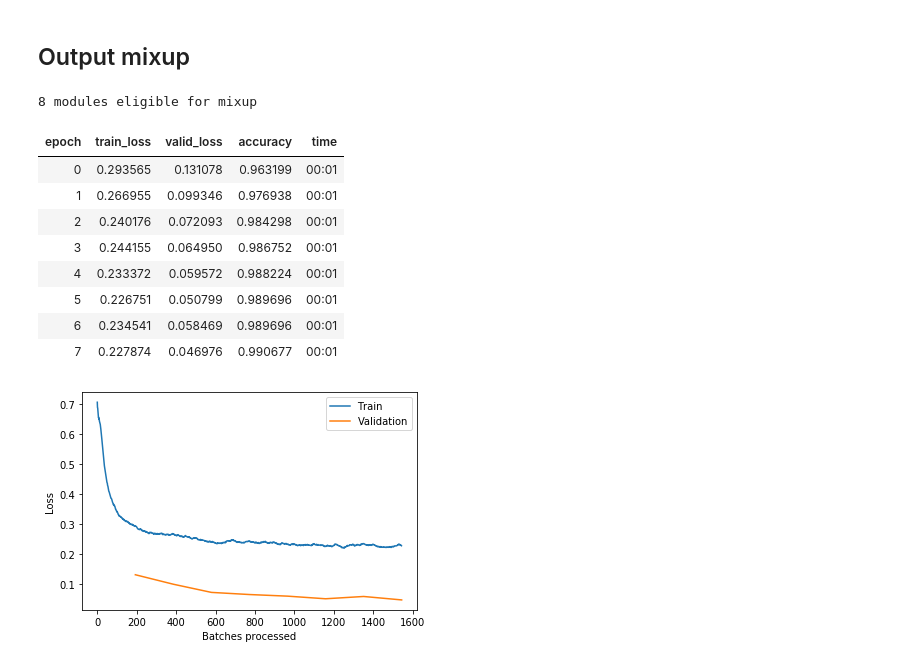
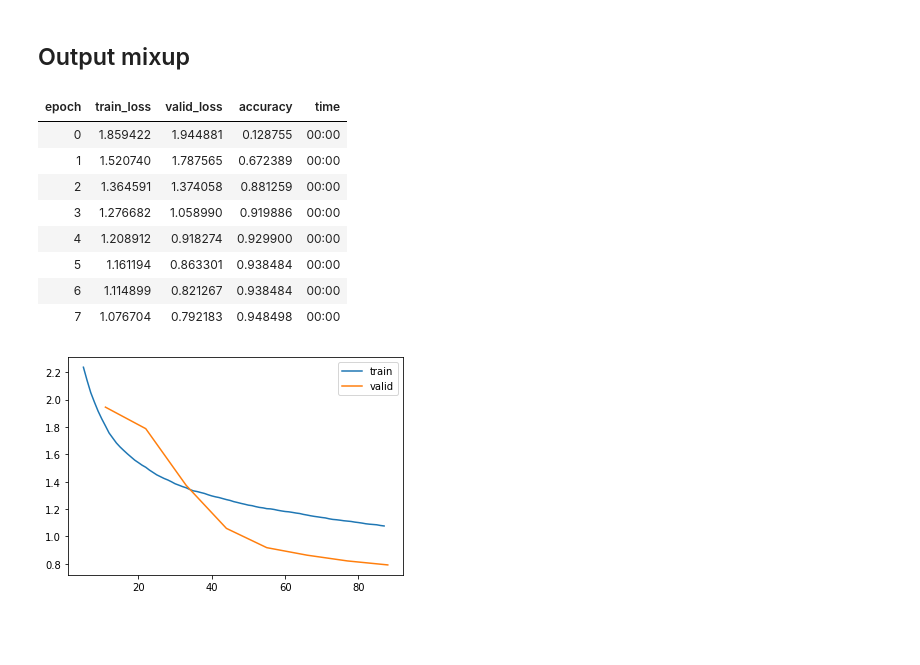
Before and after one commit to nestordemeure/ManifoldMixupV2, a Jupyter notebook: Demo.ipynb, the cells around one changed output. Cells and saved outputs as stored; diff of their text form; code cells hidden in the pictures; blank space fills up the shorter version.

```diff
--- a/Demo.ipynb
+++ b/Demo.ipynb
@@ -12,0 +10,5 @@ data = ImageDataBunch.from_folder(path)
+# %%
+path = untar_data(URLs.MNIST_TINY)
+items = get_image_files(path)
+datasets = Datasets(items, tfms=[PILImageBW.create, [parent_label, Categorize]], splits=GrandparentSplitter()(items))
+databunch = datasets.dataloaders(after_item=[ToTensor(), IntToFloatTensor()])
@@ -13,3 +17,10 @@ data = ImageDataBunch.from_folder(path)
+# %%
+def conv(ni, nf): return nn.Conv2d(ni, nf, kernel_size=3, stride=2, padding=1)
+def simple_cnn():
+    return nn.Sequential(conv(1, 3), nn.BatchNorm2d(3), nn.ReLU(inplace=False),
+                         conv(3, 16), nn.BatchNorm2d(16), nn.ReLU(inplace=False),
+                         conv(16,16), nn.BatchNorm2d(16), nn.ReLU(inplace=False),
+                         conv(16, 2), nn.BatchNorm2d(2), Flatten() )
 # %% [markdown]
 ## No mixup
 # %%
@@ -68,19 +79,18 @@ learn.recorder.plot_losses()
 # %% [markdown]
 ## Output mixup
 # %%
-model = simple_cnn((3,16,16,2))
-learn = Learner(data, model, metrics=[accuracy]).output_mixup()
+model = simple_cnn()
+learn = Learner(databunch, model, metrics=accuracy).output_mixup() # notice that you can also use a method
 learn.fit(8)
-learn.recorder.plot_losses()
+learn.recorder.plot_loss()
 # %% [output]
-8 modules eligible for mixup
 | epoch | train_loss | valid_loss | accuracy | time |
-| 0 | 0.293565 | 0.131078 | 0.963199 | 00:01 |
-| 1 | 0.266955 | 0.099346 | 0.976938 | 00:01 |
-| 2 | 0.240176 | 0.072093 | 0.984298 | 00:01 |
-| 3 | 0.244155 | 0.064950 | 0.986752 | 00:01 |
-| 4 | 0.233372 | 0.059572 | 0.988224 | 00:01 |
-| 5 | 0.226751 | 0.050799 | 0.989696 | 00:01 |
-| 6 | 0.234541 | 0.058469 | 0.989696 | 00:01 |
-| 7 | 0.227874 | 0.046976 | 0.990677 | 00:01 |
+| 0 | 1.859422 | 1.944881 | 0.128755 | 00:00 |
+| 1 | 1.520740 | 1.787565 | 0.672389 | 00:00 |
+| 2 | 1.364591 | 1.374058 | 0.881259 | 00:00 |
+| 3 | 1.276682 | 1.058990 | 0.919886 | 00:00 |
+| 4 | 1.208912 | 0.918274 | 0.929900 | 00:00 |
+| 5 | 1.161194 | 0.863301 | 0.938484 | 00:00 |
+| 6 | 1.114899 | 0.821267 | 0.938484 | 00:00 |
+| 7 | 1.076704 | 0.792183 | 0.948498 | 00:00 |
-[figure, old version]
+[figure, new version]
```
Also changed, not shown: parts of 7 cells of this notebook.
